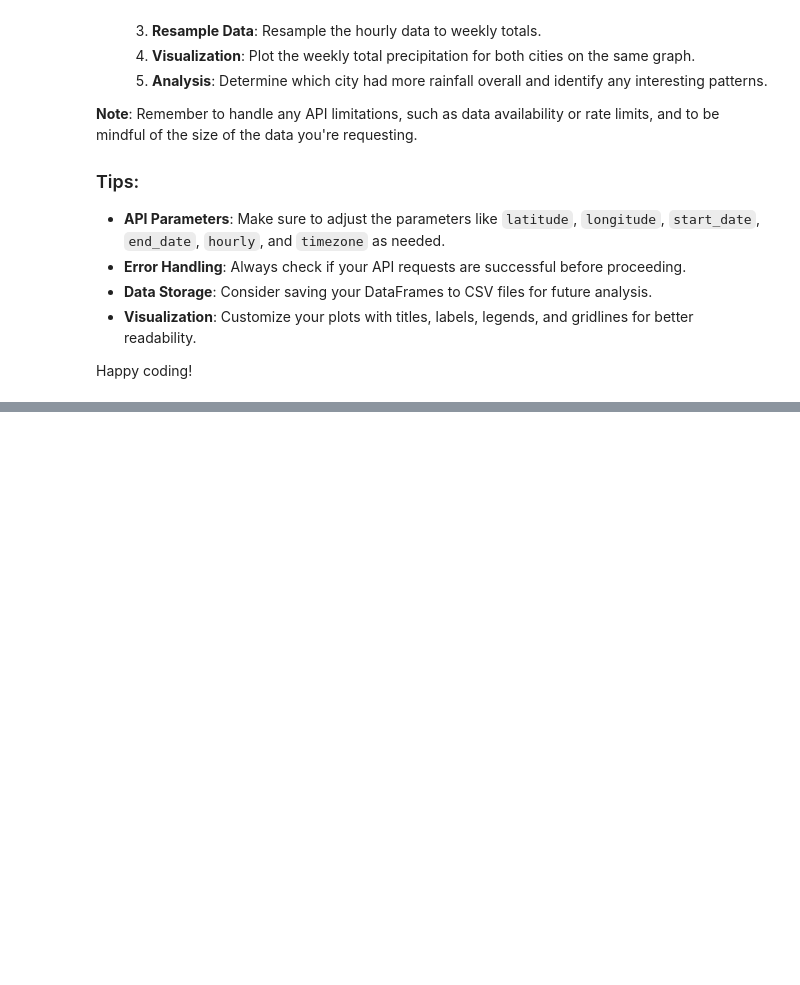
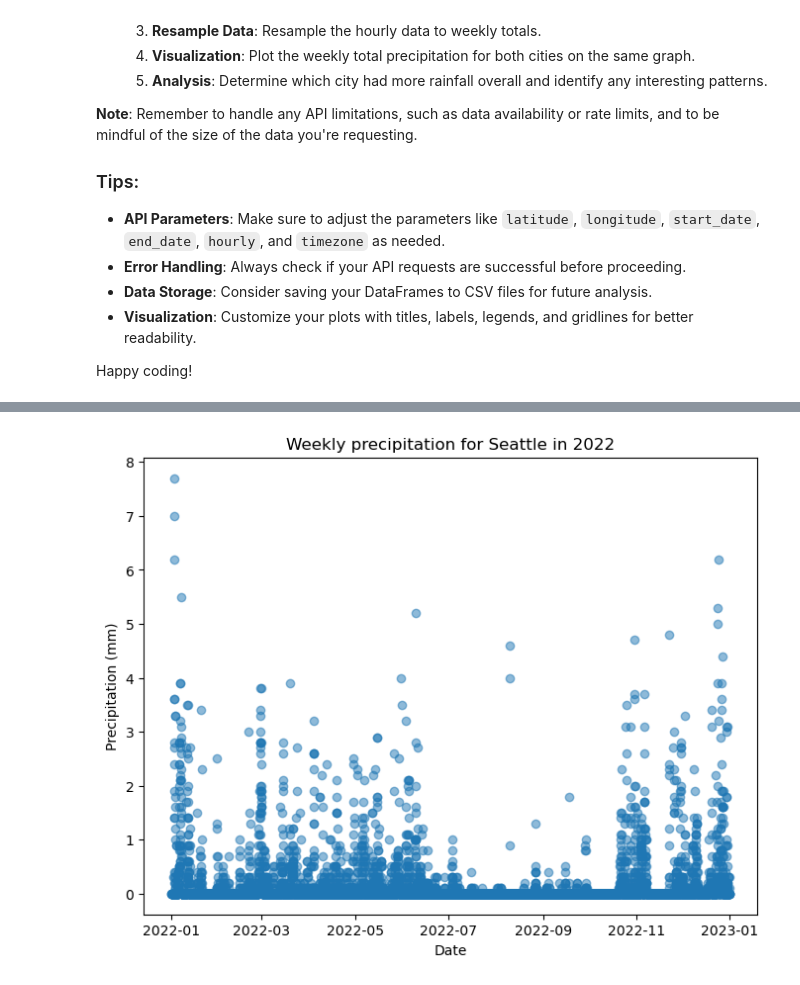
Before and after one commit to ashleyjtoth/API-mini-project, a Jupyter notebook: api_data_wrangling.ipynb, the cells around one changed output, grey strips where cells are left out. Saved outputs shown, nothing was run; the diff lists cells and outputs as text; code cells hidden in the pictures; blank space fills up the shorter version.

```diff
--- a/api_data_wrangling.ipynb
+++ b/api_data_wrangling.ipynb
@@ -317,0 +386,6 @@ Happy coding!
+# %%
+Seattle_data = Seattle_response.json()
+Seattle_hourly_data = Seattle_data['hourly']
+
+S_df = pd.DataFrame(Seattle_hourly_data)
+S_df.tail()
@@ -317,0 +421,8 @@ Happy coding!
+# %%
+# Convert Seattle df 'time' column to datetime
+S_df['time'] = pd.to_datetime(S_df['time'])
+
+# Set 'time' as the index
+S_df.set_index('time', inplace=True)
+
+S_df.head()
@@ -317,0 +513,11 @@ Happy coding!
+# %%
+# Scatter Plot of weekly precipitation in Seattle
+
+plt.figure(figsize=(8, 6))
+plt.scatter(S_df.index, S_df['precipitation'], alpha=0.5)
+plt.title('Weekly precipitation for Seattle in 2022')
+plt.xlabel('Date')
+plt.ylabel('Precipitation (mm)')
+plt.show()
+# %% [output]
+[figure, added]
```
Also changed, not shown: parts of 21 cells of this notebook.
